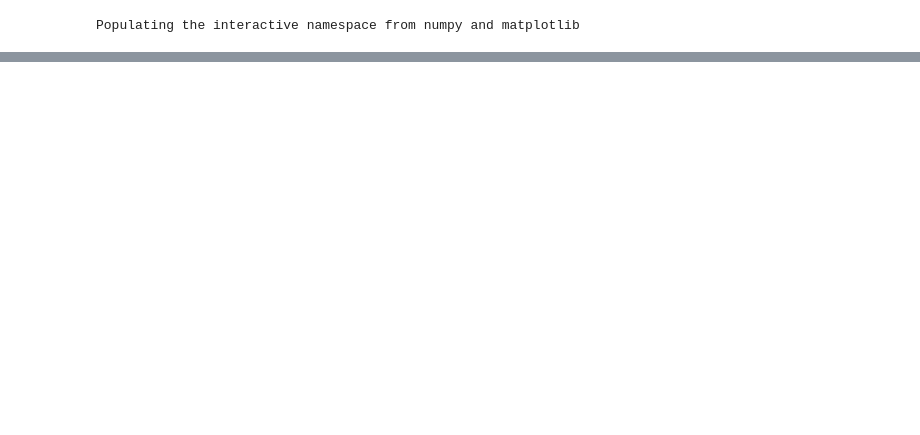
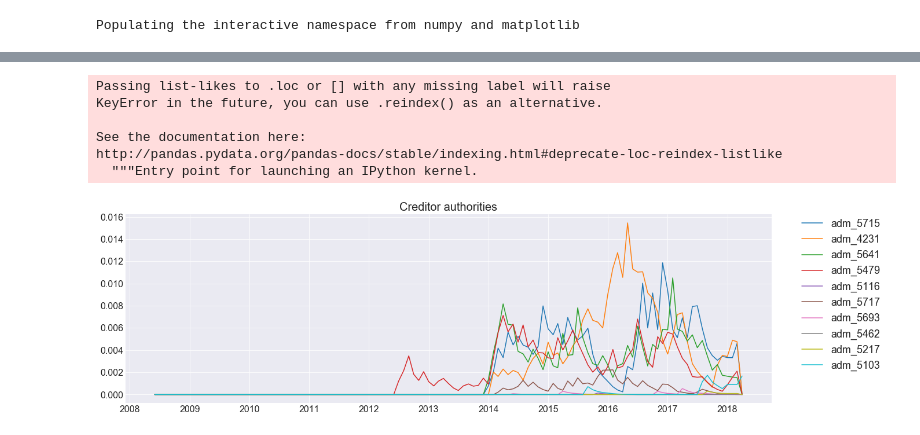
Before and after one commit to zviri/GraphSlicesExperiments, a Jupyter notebook: HITSExperimentOverlappingIntervals.ipynb, the cells around one changed output, grey strips where cells are left out. Drawn from its saved outputs; the diff is of its cells as text; code cells hidden in the pictures; blank space fills up the shorter version.

```diff
--- a/HITSExperimentOverlappingIntervals.ipynb
+++ b/HITSExperimentOverlappingIntervals.ipynb
@@ -87,0 +68,10 @@ ax.tick_params(axis='y', pad=10)
+# %%
+prettify_plot(lambda ax: administrator_hubs_df.loc[top_administrators[0:10]].fillna(0).T.plot(ax=ax, figsize=(20, 6), fontsize=16))
+# %% [output]
+Passing list-likes to .loc or [] with any missing label will raise
+KeyError in the future, you can use .reindex() as an alternative.
+
+See the documentation here:
+http://pandas.pydata.org/pandas-docs/stable/indexing.html#deprecate-loc-reindex-listlike
+  """Entry point for launching an IPython kernel.
+[figure, added]
```
Also changed, not shown: parts of 19 cells of this notebook, 3 other files.
